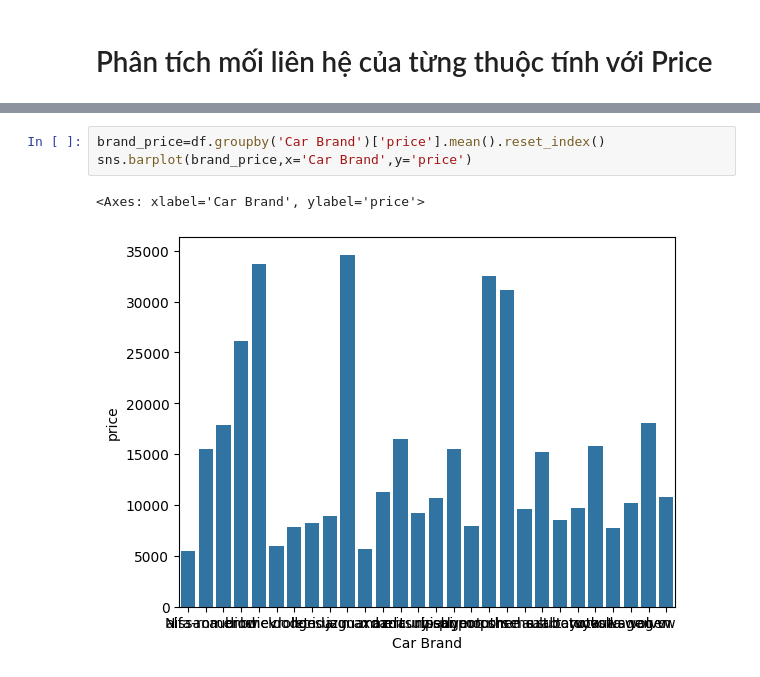
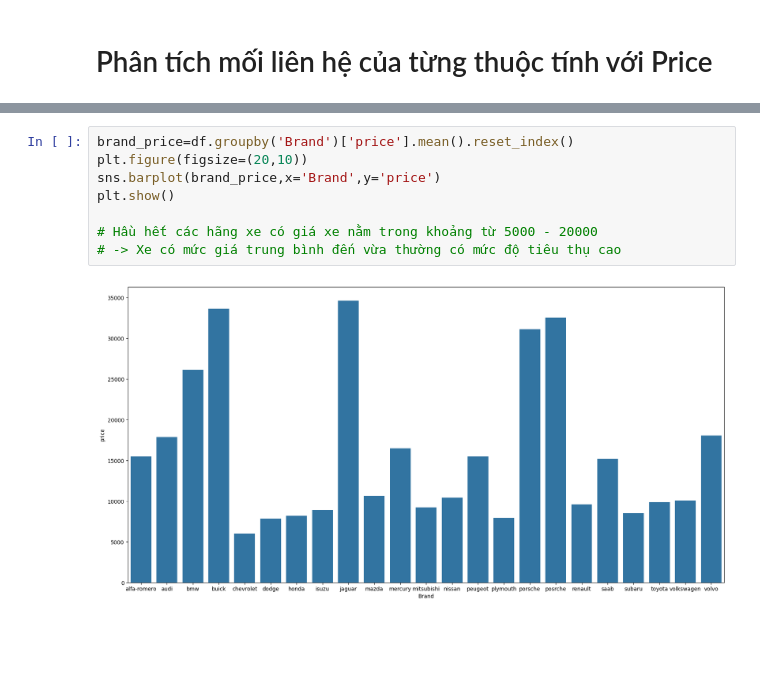
Before and after one commit to nthvinh03/Homework, a Jupyter notebook: Case_Study.ipynb, the cells around one changed output, grey strips where cells are left out. Cells and saved outputs as stored; diff of their text form; blank space fills up the shorter version.

```diff
--- a/Case_Study.ipynb
+++ b/Case_Study.ipynb
@@ -184,7 +234,11 @@ plt.bar(fueltype_price['fueltype'],fueltype_price['price'])
-# %%
-brand_price=df.groupby('Car Brand')['price'].mean().reset_index()
-sns.barplot(brand_price,x='Car Brand',y='price')
-# %% [output]
-<Axes: xlabel='Car Brand', ylabel='price'>
-[figure, removed]
+# %%
+brand_price=df.groupby('Brand')['price'].mean().reset_index()
+plt.figure(figsize=(20,10))
+sns.barplot(brand_price,x='Brand',y='price')
+plt.show()
+
+# Hầu hết các hãng xe có giá xe nằm trong khoảng từ 5000 - 20000
+# -> Xe có mức giá trung bình đến vừa thường có mức độ tiêu thụ cao
+# %% [output]
+[figure, added]
 # %%
```
Also changed, not shown: parts of 85 cells of this notebook, 1 other file.
